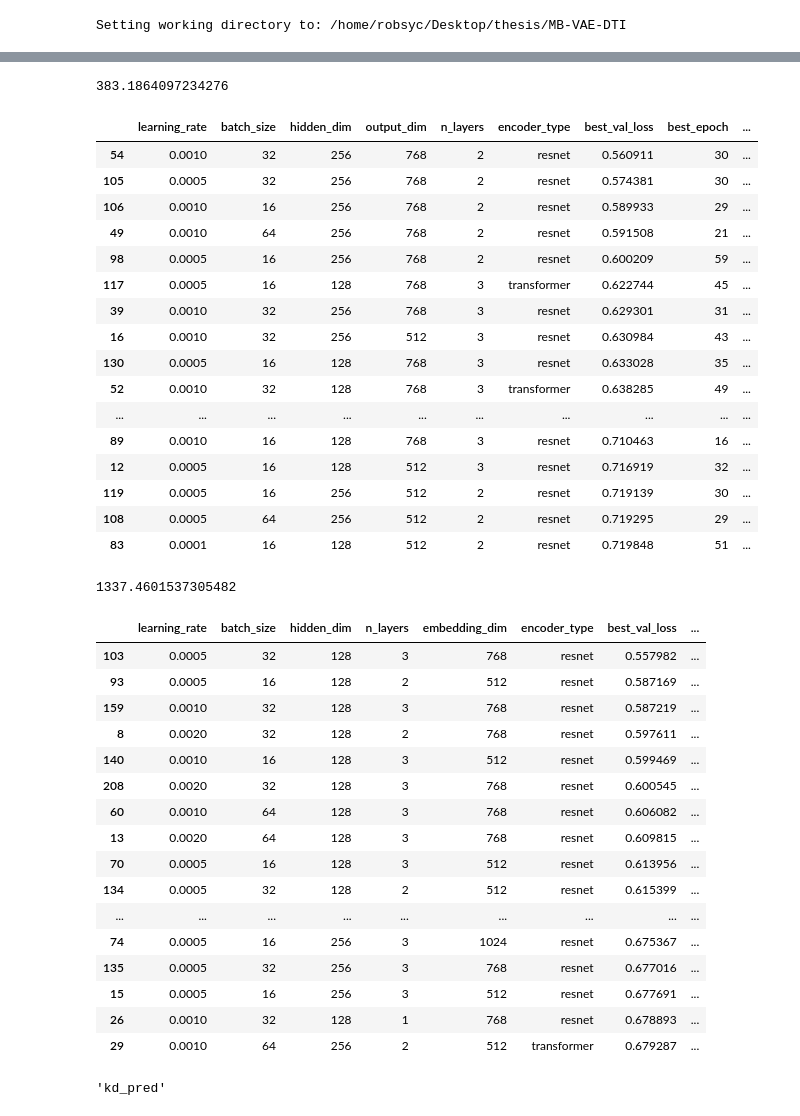
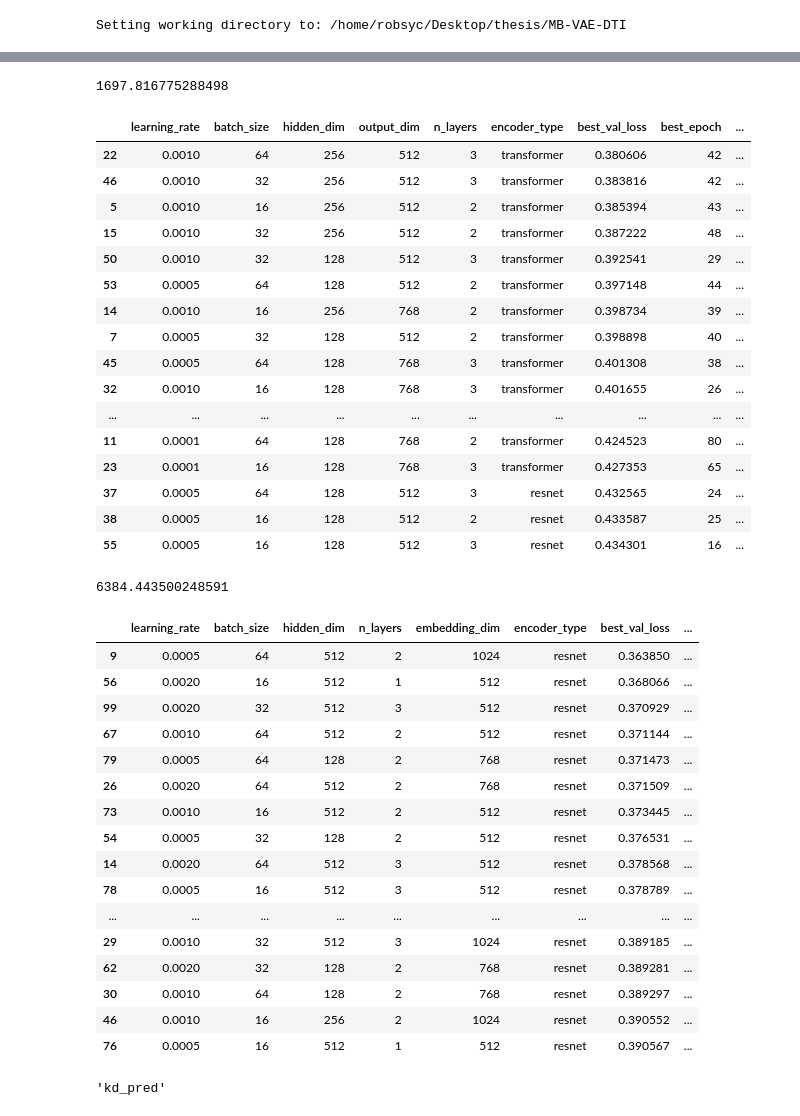
Before and after one commit to robsyc/MB-VAE-DTI, a Jupyter notebook: notebooks/grid_analysis.ipynb, the cells around one changed output, grey strips where cells are left out. Cells and saved outputs as stored; diff of their text form; code cells hidden in the pictures.

```diff
--- a/notebooks/grid_analysis.ipynb
+++ b/notebooks/grid_analysis.ipynb
@@ -5,7 +5,7 @@ Setting working directory to: /home/robsyc/Desktop/thesis/MB-VAE-DTI
 # %%
 from mb_vae_dti.validating.analysis import *
 
-df = load_gridsearch_results("notebooks/results/summer/version1/baseline_davis_cold")
+df = load_gridsearch_results("notebooks/results/summer/version2/baseline_kiba_cold")
 
 if "metadata.data.provenance_cols" in df.columns:
     df["metadata.data.provenance_cols"] = df["metadata.data.provenance_cols"].apply(lambda x: x[0])
@@ -46,55 +46,55 @@ varying_attrs
  'trainable_params',
  'timing.total_training_time']
 # %%
-subdf = get_top_performers(df, n_top=50)[varying_attrs]
+subdf = get_top_performers(df, n_top=25)[varying_attrs]
 # for each columns, rename the column by splitting the column name by "." and taking the last element
 subdf.columns = subdf.columns.str.split(".").str[-1]
 print(df["timing.total_training_time"].mean())
 subdf
 # %% [output]
-383.1864097234276
+1697.816775288498
 |  | learning_rate | batch_size | hidden_dim | output_dim | n_layers | encoder_type | best_val_loss | best_epoch | ... |
-| 54 | 0.0010 | 32 | 256 | 768 | 2 | resnet | 0.560911 | 30 | ... |
-| 105 | 0.0005 | 32 | 256 | 768 | 2 | resnet | 0.574381 | 30 | ... |
-| 106 | 0.0010 | 16 | 256 | 768 | 2 | resnet | 0.589933 | 29 | ... |
-| 49 | 0.0010 | 64 | 256 | 768 | 2 | resnet | 0.591508 | 21 | ... |
-| 98 | 0.0005 | 16 | 256 | 768 | 2 | resnet | 0.600209 | 59 | ... |
-| 117 | 0.0005 | 16 | 128 | 768 | 3 | transformer | 0.622744 | 45 | ... |
-| 39 | 0.0010 | 32 | 256 | 768 | 3 | resnet | 0.629301 | 31 | ... |
-| 16 | 0.0010 | 32 | 256 | 512 | 3 | resnet | 0.630984 | 43 | ... |
-| 130 | 0.0005 | 16 | 128 | 768 | 3 | resnet | 0.633028 | 35 | ... |
-| 52 | 0.0010 | 32 | 128 | 768 | 3 | transformer | 0.638285 | 49 | ... |
+| 22 | 0.0010 | 64 | 256 | 512 | 3 | transformer | 0.380606 | 42 | ... |
+| 46 | 0.0010 | 32 | 256 | 512 | 3 | transformer | 0.383816 | 42 | ... |
+| 5 | 0.0010 | 16 | 256 | 512 | 2 | transformer | 0.385394 | 43 | ... |
+| 15 | 0.0010 | 32 | 256 | 512 | 2 | transformer | 0.387222 | 48 | ... |
+| 50 | 0.0010 | 32 | 128 | 512 | 3 | transformer | 0.392541 | 29 | ... |
+| 53 | 0.0005 | 64 | 128 | 512 | 2 | transformer | 0.397148 | 44 | ... |
+| 14 | 0.0010 | 16 | 256 | 768 | 2 | transformer | 0.398734 | 39 | ... |
+| 7 | 0.0005 | 32 | 128 | 512 | 2 | transformer | 0.398898 | 40 | ... |
+| 45 | 0.0005 | 64 | 128 | 768 | 3 | transformer | 0.401308 | 38 | ... |
+| 32 | 0.0010 | 16 | 128 | 768 | 3 | transformer | 0.401655 | 26 | ... |
 | ... | ... | ... | ... | ... | ... | ... | ... | ... | ... |
-| 89 | 0.0010 | 16 | 128 | 768 | 3 | resnet | 0.710463 | 16 | ... |
-| 12 | 0.0005 | 16 | 128 | 512 | 3 | resnet | 0.716919 | 32 | ... |
-| 119 | 0.0005 | 16 | 256 | 512 | 2 | resnet | 0.719139 | 30 | ... |
-| 108 | 0.0005 | 64 | 256 | 512 | 2 | resnet | 0.719295 | 29 | ... |
-| 83 | 0.0001 | 16 | 128 | 512 | 2 | resnet | 0.719848 | 51 | ... |
+| 11 | 0.0001 | 64 | 128 | 768 | 2 | transformer | 0.424523 | 80 | ... |
+| 23 | 0.0001 | 16 | 128 | 768 | 3 | transformer | 0.427353 | 65 | ... |
+| 37 | 0.0005 | 64 | 128 | 512 | 3 | resnet | 0.432565 | 24 | ... |
+| 38 | 0.0005 | 16 | 128 | 512 | 2 | resnet | 0.433587 | 25 | ... |
+| 55 | 0.0005 | 16 | 128 | 512 | 3 | resnet | 0.434301 | 16 | ... |
 # %%
-subdf = get_top_performers(df, n_top=50)[varying_attrs]
+subdf = get_top_performers(df, n_top=25)[varying_attrs]
 # for each columns, rename the column by splitting the column name by "." and taking the last element
 subdf.columns = subdf.columns.str.split(".").str[-1]
 print(df["timing.total_training_time"].mean())
 subdf
 # %% [output]
-1337.4601537305482
+6384.443500248591
 |  | learning_rate | batch_size | hidden_dim | n_layers | embedding_dim | encoder_type | best_val_loss | ... |
-| 103 | 0.0005 | 32 | 128 | 3 | 768 | resnet | 0.557982 | ... |
-| 93 | 0.0005 | 16 | 128 | 2 | 512 | resnet | 0.587169 | ... |
-| 159 | 0.0010 | 32 | 128 | 3 | 768 | resnet | 0.587219 | ... |
-| 8 | 0.0020 | 32 | 128 | 2 | 768 | resnet | 0.597611 | ... |
-| 140 | 0.0010 | 16 | 128 | 3 | 512 | resnet | 0.599469 | ... |
-| 208 | 0.0020 | 32 | 128 | 3 | 768 | resnet | 0.600545 | ... |
-| 60 | 0.0010 | 64 | 128 | 3 | 768 | resnet | 0.606082 | ... |
-| 13 | 0.0020 | 64 | 128 | 3 | 768 | resnet | 0.609815 | ... |
-| 70 | 0.0005 | 16 | 128 | 3 | 512 | resnet | 0.613956 | ... |
-| 134 | 0.0005 | 32 | 128 | 2 | 512 | resnet | 0.615399 | ... |
+| 9 | 0.0005 | 64 | 512 | 2 | 1024 | resnet | 0.363850 | ... |
+| 56 | 0.0020 | 16 | 512 | 1 | 512 | resnet | 0.368066 | ... |
+| 99 | 0.0020 | 32 | 512 | 3 | 512 | resnet | 0.370929 | ... |
+| 67 | 0.0010 | 64 | 512 | 2 | 512 | resnet | 0.371144 | ... |
+| 79 | 0.0005 | 64 | 128 | 2 | 768 | resnet | 0.371473 | ... |
+| 26 | 0.0020 | 64 | 512 | 2 | 768 | resnet | 0.371509 | ... |
+| 73 | 0.0010 | 16 | 512 | 2 | 512 | resnet | 0.373445 | ... |
+| 54 | 0.0005 | 32 | 128 | 2 | 512 | resnet | 0.376531 | ... |
+| 14 | 0.0020 | 64 | 512 | 3 | 512 | resnet | 0.378568 | ... |
+| 78 | 0.0005 | 16 | 512 | 3 | 512 | resnet | 0.378789 | ... |
 | ... | ... | ... | ... | ... | ... | ... | ... | ... |
-| 74 | 0.0005 | 16 | 256 | 3 | 1024 | resnet | 0.675367 | ... |
-| 135 | 0.0005 | 32 | 256 | 3 | 768 | resnet | 0.677016 | ... |
-| 15 | 0.0005 | 16 | 256 | 3 | 512 | resnet | 0.677691 | ... |
-| 26 | 0.0010 | 32 | 128 | 1 | 768 | resnet | 0.678893 | ... |
-| 29 | 0.0010 | 64 | 256 | 2 | 512 | transformer | 0.679287 | ... |
+| 29 | 0.0010 | 32 | 512 | 3 | 1024 | resnet | 0.389185 | ... |
+| 62 | 0.0020 | 32 | 128 | 2 | 768 | resnet | 0.389281 | ... |
+| 30 | 0.0010 | 64 | 128 | 2 | 768 | resnet | 0.389297 | ... |
+| 46 | 0.0010 | 16 | 256 | 2 | 1024 | resnet | 0.390552 | ... |
+| 76 | 0.0005 | 16 | 512 | 1 | 512 | resnet | 0.390567 | ... |
 # %%
 "pkd_pred"[1:]
 # %% [output]
```
Also changed, not shown: parts of 2 cells of this notebook, 2 other files.
